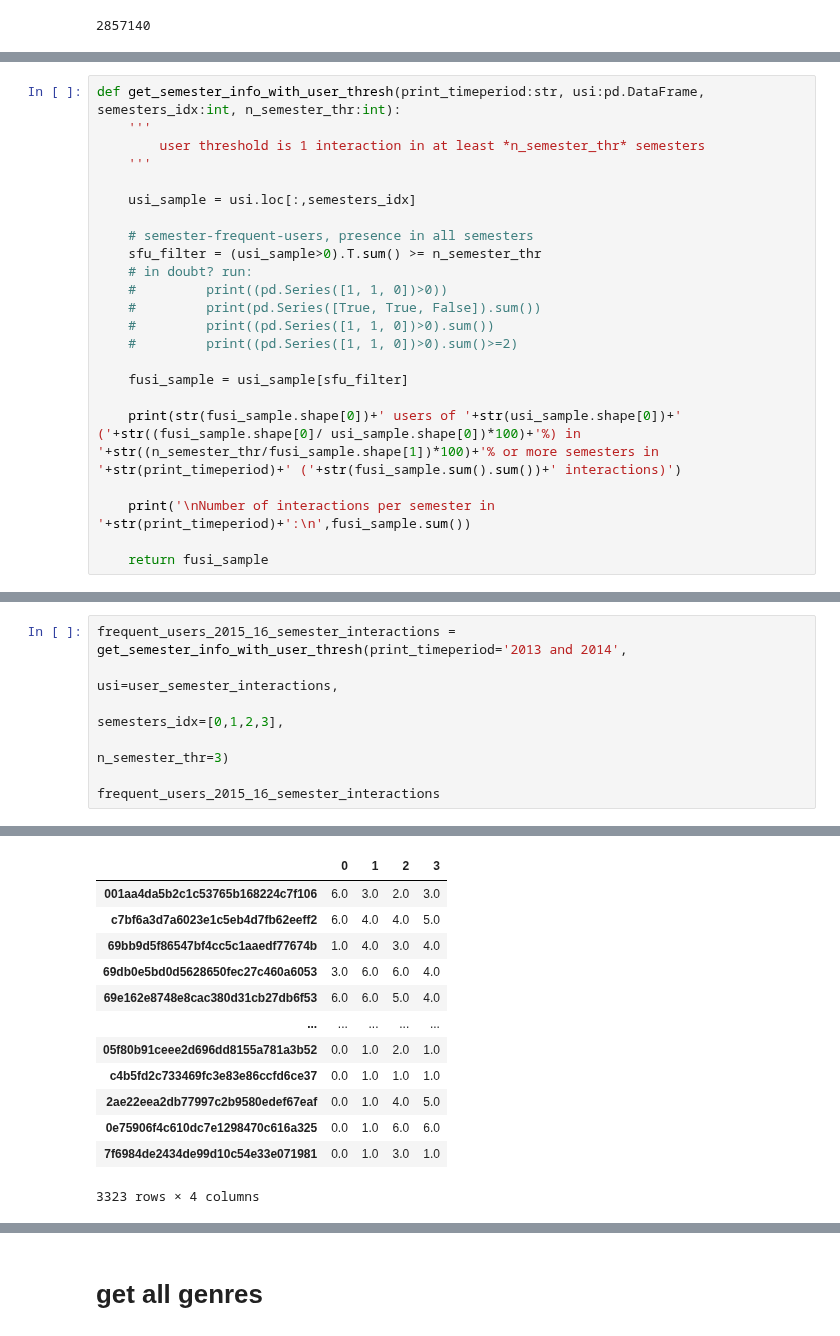
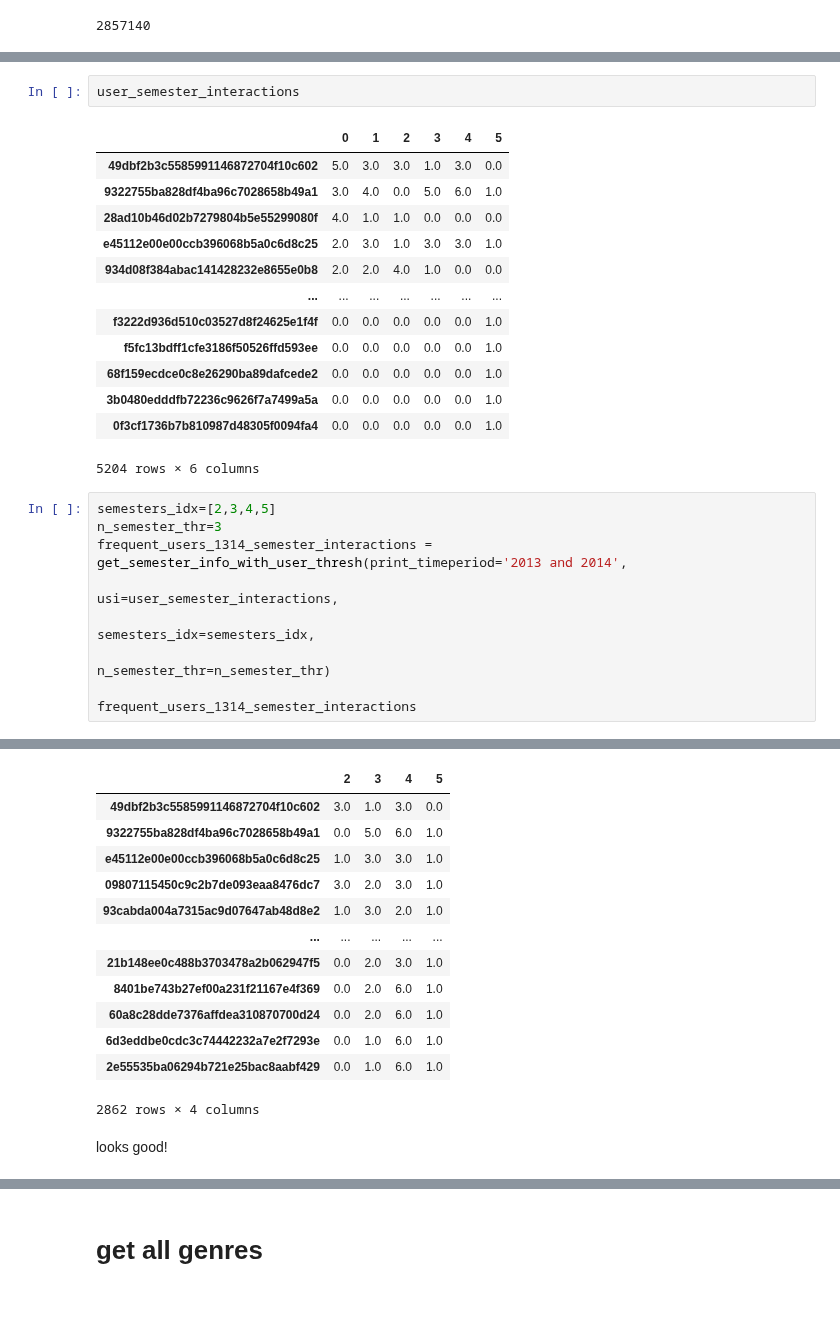
Before and after one commit to mariajoaolavoura/measuring_forgetting, a Jupyter notebook: notebooks/Goodreads - EDA.ipynb, the cells around one changed output, grey strips where cells are left out. Drawn from its saved outputs; the diff is of its cells as text; blank space fills up the shorter version.

```diff
--- a/notebooks/Goodreads - EDA.ipynb
+++ b/notebooks/Goodreads - EDA.ipynb
@@ -659,23 +740,0 @@ joblib.dump(frequent_users, save_folder+sample+'_frequent_users_'+str(thr)+'.job
-# %%
-def get_semester_info_with_user_thresh(print_timeperiod:str, usi:pd.DataFrame, semesters_idx:int, n_semester_thr:int):
-    '''
-        user threshold is 1 interaction in at least *n_semester_thr* semesters
-    '''
-
-    usi_sample = usi.loc[:,semesters_idx]
-
-    # semester-frequent-users, presence in all semesters
-    sfu_filter = (usi_sample>0).T.sum() >= n_semester_thr
-    # in doubt? run:
-    #         print((pd.Series([1, 1, 0])>0))
-    #         print(pd.Series([True, True, False]).sum())
-    #         print((pd.Series([1, 1, 0])>0).sum())
-    #         print((pd.Series([1, 1, 0])>0).sum()>=2)
-
-    fusi_sample = usi_sample[sfu_filter]
-
-    print(str(fusi_sample.shape[0])+' users of '+str(usi_sample.shape[0])+' ('+str((fusi_sample.shape[0]/ usi_sample.shape[0])*100)+'%) in '+str((n_semester_thr/fusi_sample.shape[1])*100)+'% or more semesters in '+str(print_timeperiod)+' ('+str(fusi_sample.sum().sum())+' interactions)')
-
-    print('\nNumber of interactions per semester in '+str(print_timeperiod)+':\n',fusi_sample.sum())
-
-    return fusi_sample
@@ -682,8 +765,26 @@ def get_semester_info_with_user_thresh(print_timeperiod:str, usi:pd.DataFrame, s
+# %%
+user_semester_interactions
+# %% [output]
+|  | 0 | 1 | 2 | 3 | 4 | 5 |
+| 49dbf2b3c5585991146872704f10c602 | 5.0 | 3.0 | 3.0 | 1.0 | 3.0 | 0.0 |
+| 9322755ba828df4ba96c7028658b49a1 | 3.0 | 4.0 | 0.0 | 5.0 | 6.0 | 1.0 |
+| 28ad10b46d02b7279804b5e55299080f | 4.0 | 1.0 | 1.0 | 0.0 | 0.0 | 0.0 |
+| e45112e00e00ccb396068b5a0c6d8c25 | 2.0 | 3.0 | 1.0 | 3.0 | 3.0 | 1.0 |
+| 934d08f384abac141428232e8655e0b8 | 2.0 | 2.0 | 4.0 | 1.0 | 0.0 | 0.0 |
+| ... | ... | ... | ... | ... | ... | ... |
+| f3222d936d510c03527d8f24625e1f4f | 0.0 | 0.0 | 0.0 | 0.0 | 0.0 | 1.0 |
+| f5fc13bdff1cfe3186f50526ffd593ee | 0.0 | 0.0 | 0.0 | 0.0 | 0.0 | 1.0 |
+| 68f159ecdce0c8e26290ba89dafcede2 | 0.0 | 0.0 | 0.0 | 0.0 | 0.0 | 1.0 |
+| 3b0480edddfb72236c9626f7a7499a5a | 0.0 | 0.0 | 0.0 | 0.0 | 0.0 | 1.0 |
+| 0f3cf1736b7b810987d48305f0094fa4 | 0.0 | 0.0 | 0.0 | 0.0 | 0.0 | 1.0 |
+5204 rows × 6 columns
 # %%
-frequent_users_2015_16_semester_interactions = get_semester_info_with_user_thresh(print_timeperiod='2013 and 2014',
+semesters_idx=[2,3,4,5]
+n_semester_thr=3
+frequent_users_1314_semester_interactions = get_semester_info_with_user_thresh(print_timeperiod='2013 and 2014',
                                                                                   usi=user_semester_interactions,
-                                                                                  semesters_idx=[0,1,2,3],
-                                                                                  n_semester_thr=3)
+                                                                                  semesters_idx=semesters_idx,
+                                                                                  n_semester_thr=n_semester_thr)
 
-frequent_users_2015_16_semester_interactions
+frequent_users_1314_semester_interactions
 # %% [output]
@@ -697,14 +798,16 @@ Number of interactions per semester in 2013 and 2014:
 dtype: float64
-|  | 0 | 1 | 2 | 3 |
-| 001aa4da5b2c1c53765b168224c7f106 | 6.0 | 3.0 | 2.0 | 3.0 |
-| c7bf6a3d7a6023e1c5eb4d7fb62eeff2 | 6.0 | 4.0 | 4.0 | 5.0 |
-| 69bb9d5f86547bf4cc5c1aaedf77674b | 1.0 | 4.0 | 3.0 | 4.0 |
-| 69db0e5bd0d5628650fec27c460a6053 | 3.0 | 6.0 | 6.0 | 4.0 |
-| 69e162e8748e8cac380d31cb27db6f53 | 6.0 | 6.0 | 5.0 | 4.0 |
+|  | 2 | 3 | 4 | 5 |
+| 49dbf2b3c5585991146872704f10c602 | 3.0 | 1.0 | 3.0 | 0.0 |
+| 9322755ba828df4ba96c7028658b49a1 | 0.0 | 5.0 | 6.0 | 1.0 |
+| e45112e00e00ccb396068b5a0c6d8c25 | 1.0 | 3.0 | 3.0 | 1.0 |
+| 09807115450c9c2b7de093eaa8476dc7 | 3.0 | 2.0 | 3.0 | 1.0 |
+| 93cabda004a7315ac9d07647ab48d8e2 | 1.0 | 3.0 | 2.0 | 1.0 |
 | ... | ... | ... | ... | ... |
-| 05f80b91ceee2d696dd8155a781a3b52 | 0.0 | 1.0 | 2.0 | 1.0 |
-| c4b5fd2c733469fc3e83e86ccfd6ce37 | 0.0 | 1.0 | 1.0 | 1.0 |
-| 2ae22eea2db77997c2b9580edef67eaf | 0.0 | 1.0 | 4.0 | 5.0 |
-| 0e75906f4c610dc7e1298470c616a325 | 0.0 | 1.0 | 6.0 | 6.0 |
-| 7f6984de2434de99d10c54e33e071981 | 0.0 | 1.0 | 3.0 | 1.0 |
+| 21b148ee0c488b3703478a2b062947f5 | 0.0 | 2.0 | 3.0 | 1.0 |
+| 8401be743b27ef00a231f21167e4f369 | 0.0 | 2.0 | 6.0 | 1.0 |
+| 60a8c28dde7376affdea310870700d24 | 0.0 | 2.0 | 6.0 | 1.0 |
+| 6d3eddbe0cdc3c74442232a7e2f7293e | 0.0 | 1.0 | 6.0 | 1.0 |
+| 2e55535ba06294b721e25bac8aabf429 | 0.0 | 1.0 | 6.0 | 1.0 |
-3323 rows × 4 columns
+2862 rows × 4 columns
+# %% [markdown]
+looks good!
```
Also changed, not shown: parts of 57 cells of this notebook, 10 other files.
